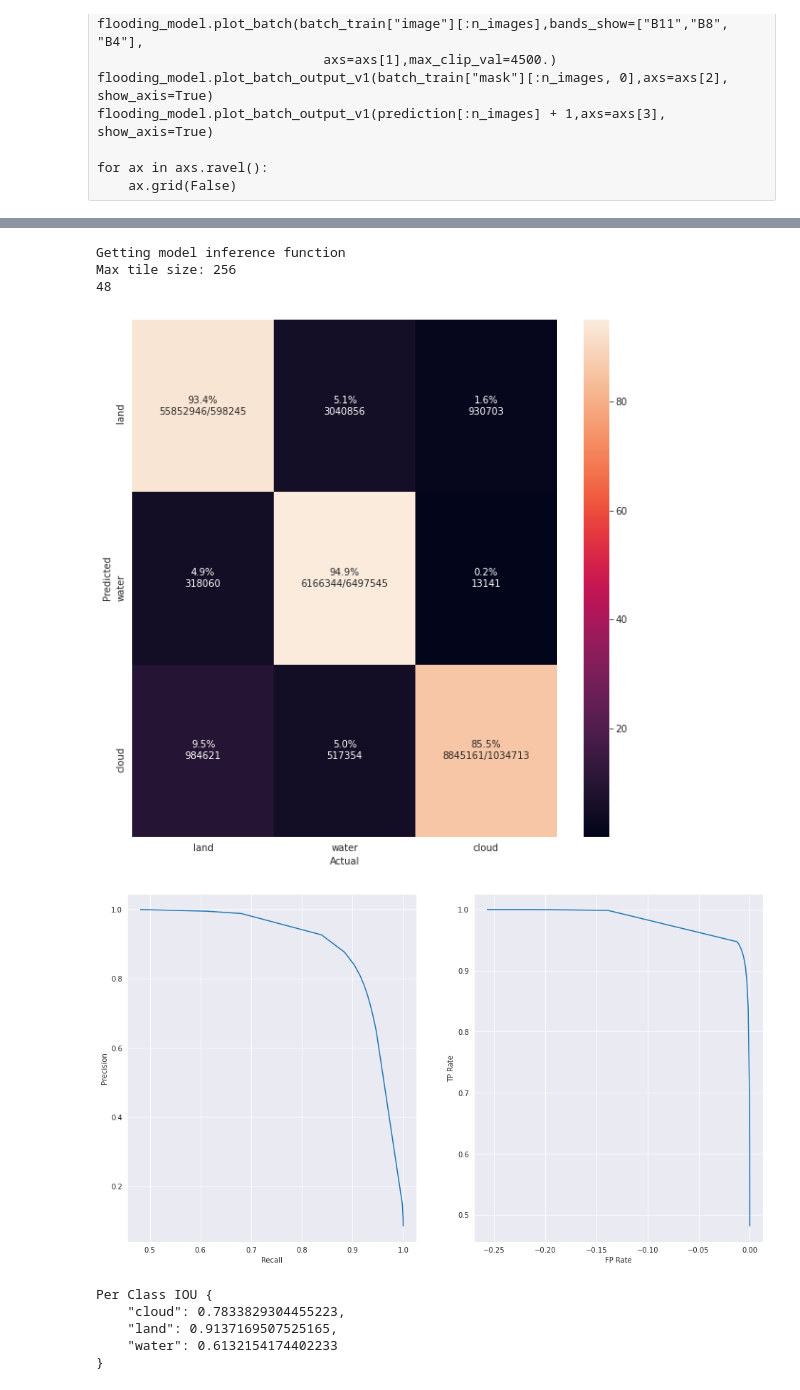
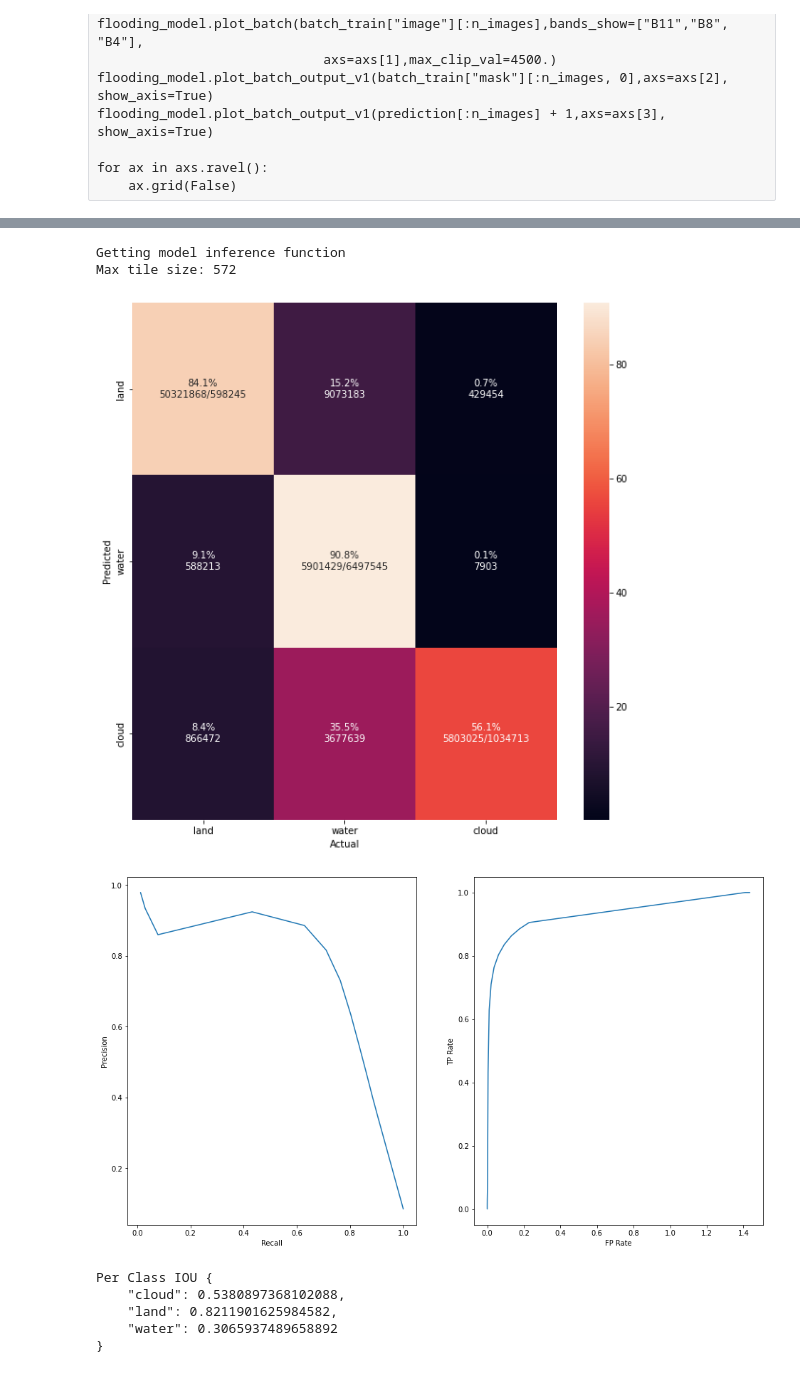
Before and after one commit to trongan93/swrnet, a Jupyter notebook: flooding_transfer_learning.ipynb, the cells around one changed output, grey strips where cells are left out. Cells and saved outputs as stored; diff of their text form; code cells hidden in the pictures.

Commit message:
Original UNET and loss with RGB 572_572

```diff
--- a/flooding_transfer_learning.ipynb
+++ b/flooding_transfer_learning.ipynb
@@ -189,7 +183,9 @@ config.model_params.model_folder = "train_models"
 os.makedirs("train_models", exist_ok=True)
 config.model_params.test = False
 config.model_params.train = True
-config.model_params.hyperparameters.model_type = "unet" # Currently implemented: simplecnn, unet, linear, full_unet
-# config.model_params.hyperparameters.max_tile_size = 572
-config.model_params.hyperparameters.max_tile_size = 256
-# config.model_params.hyperparameters.num_channels = 3
+config.model_params.hyperparameters.model_type = "full_unet" # Currently implemented: simplecnn, unet, linear, full_unet
+config.model_params.hyperparameters.max_tile_size = 572
+# config.model_params.hyperparameters.max_tile_size = 256
+config.model_params.hyperparameters.num_channels = 3
+config.model_params.hyperparameters.metric_monitor = "val_bce_loss" # config loss metric val_dice_loss
+config.model_params
@@ -196,12 +211,12 @@ config.model_params.hyperparameters.max_tile_size = 256
 # %%
 import copy
-from models.flooding_model import WorldFloodsModel, DistilledTrainingModel
+from models.flooding_model import WorldFloodsModel, DistilledTrainingModel, WorldFloodsModel0
 importlib.reload(flooding_model)
 simple_model_params = copy.deepcopy(config.model_params)
 # simple_model_params['hyperparameters']['model_type']="full_unet"
 
 # model = DistilledTrainingModel(config.model_params, simple_model_params)
-model = WorldFloodsModel(config.model_params)
+model = WorldFloodsModel0(config.model_params)
 net = model.network
 net
 # %% [output]
@@ -278,18 +292,20 @@ checkpoint_callback = ModelCheckpoint(
     dirpath=f"{experiment_path}/checkpoint",
     save_top_k=True,
     verbose=True,
-    monitor='val_dice_loss',
+    monitor='val_bce_loss',
     mode='min',
 #     prefix=''
 )
+# original monitor='val_dice_loss'
 
 early_stop_callback = EarlyStopping(
-    monitor='val_dice_loss',
+    monitor='val_bce_loss',
     patience=10,
     strict=False,
     verbose=False,
     mode='min'
 )
+# original monitor='val_dice_loss'
 
 callbacks = [checkpoint_callback, early_stop_callback]
 
@@ -299,11 +315,11 @@ The trained model will be stored in train_models/training_flooding_rgb
 # %%
 from pytorch_lightning import Trainer
 
-config.gpus = 4 # which gpu to use
+config.gpus = 1 # which gpu to use
 
 # config.gpus = None # to not use GPU
 
-config.model_params.hyperparameters.max_epochs = 40 # train for maximum 4 epochs
+# config.model_params.hyperparameters.max_epochs = 1 # train for maximum 4 epochs
 
 # trainer = Trainer(
 #     fast_dev_run=False,
@@ -332,12 +348,11 @@ trainer = Trainer(
     gradient_clip_val=0.0,
     auto_lr_find=False,
     benchmark=False,
-    distributed_backend=None,
     gpus=config.gpus,
     max_epochs=config.model_params.hyperparameters.max_epochs,
     check_val_every_n_epoch=config.model_params.hyperparameters.val_every,
     log_gpu_memory=False,
-    accelerator='dp'
+    resume_from_checkpoint=None
 )
 # config
 # https://wandb.ai/wandb/wandb-lightning/reports/Multi-GPU-Training-Using-PyTorch-Lightning--VmlldzozMTk3NTk
@@ -418,44 +433,42 @@ config
 # %%
 # os.environ["CUDA_VISIBLE_DEVICES"]=""
 
 import torch
 import numpy as np
 from ml4floods.models.utils import metrics
 from ml4floods.models.model_setup import get_model_inference_function
 import pandas as pd
 
 # model.to("cuda")
 inference_function = get_model_inference_function(model, config, apply_normalization=False, activation="softmax")
 
-config.data_params.batch_size = 8
+# config.data_params.batch_size = 4
 # print(config.data_params)
 # dataset2 = get_dataset(config.data_params)
 dl = dataset.val_dataloader() # pytorch Dataloader
-print(str(dl.batch_size))
 
 # Otherwise fails when reading test dataset from remote bucket
 # torch.set_num_threads(1)
 
 thresholds_water = [0,1e-3,1e-2]+np.arange(0.5,.96,.05).tolist() + [.99,.995,.999]
 
 mets = metrics.compute_metrics(
     dl,
     inference_function,
     thresholds_water=thresholds_water,
-    plot=False)
+    plot=False, convert_targets=False)
 
 label_names = ["land", "water", "cloud"]
 metrics.plot_metrics(mets, label_names)
 # %% [output]
 Getting model inference function
-Max tile size: 256
-48
+Max tile size: 572
-[figure, old version]
+[figure, new version]
-[figure, old version]
+[figure, new version]
 Per Class IOU {
-    "cloud": 0.7833829304455223,
-    "land": 0.9137169507525165,
-    "water": 0.6132154174402233
+    "cloud": 0.5380897368102088,
+    "land": 0.8211901625984582,
+    "water": 0.3065937489658892
 }
 # %%
 if hasattr(dl.dataset, "image_files"):
```
Also changed, not shown: parts of 18 cells of this notebook, 2 other files.
